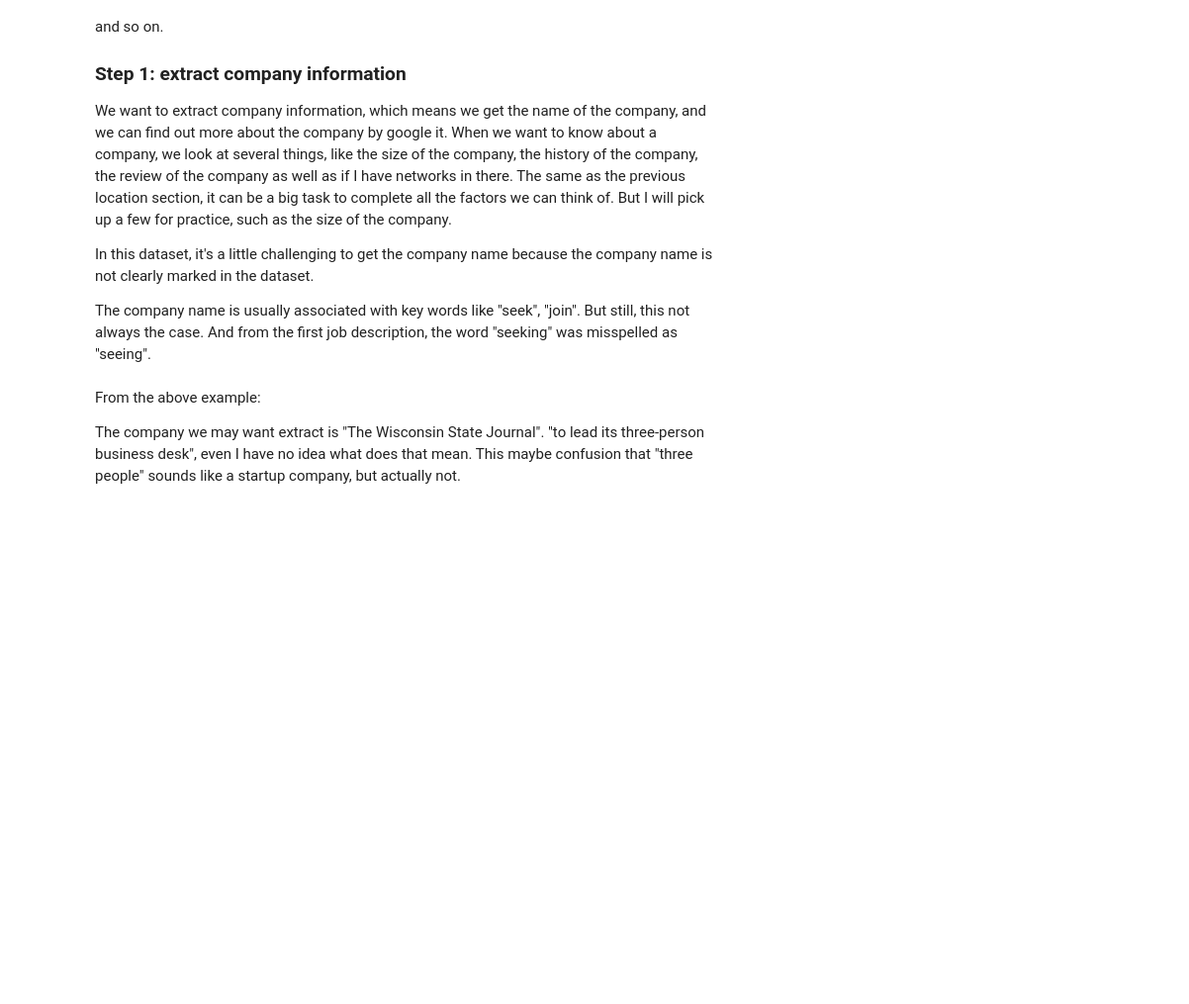
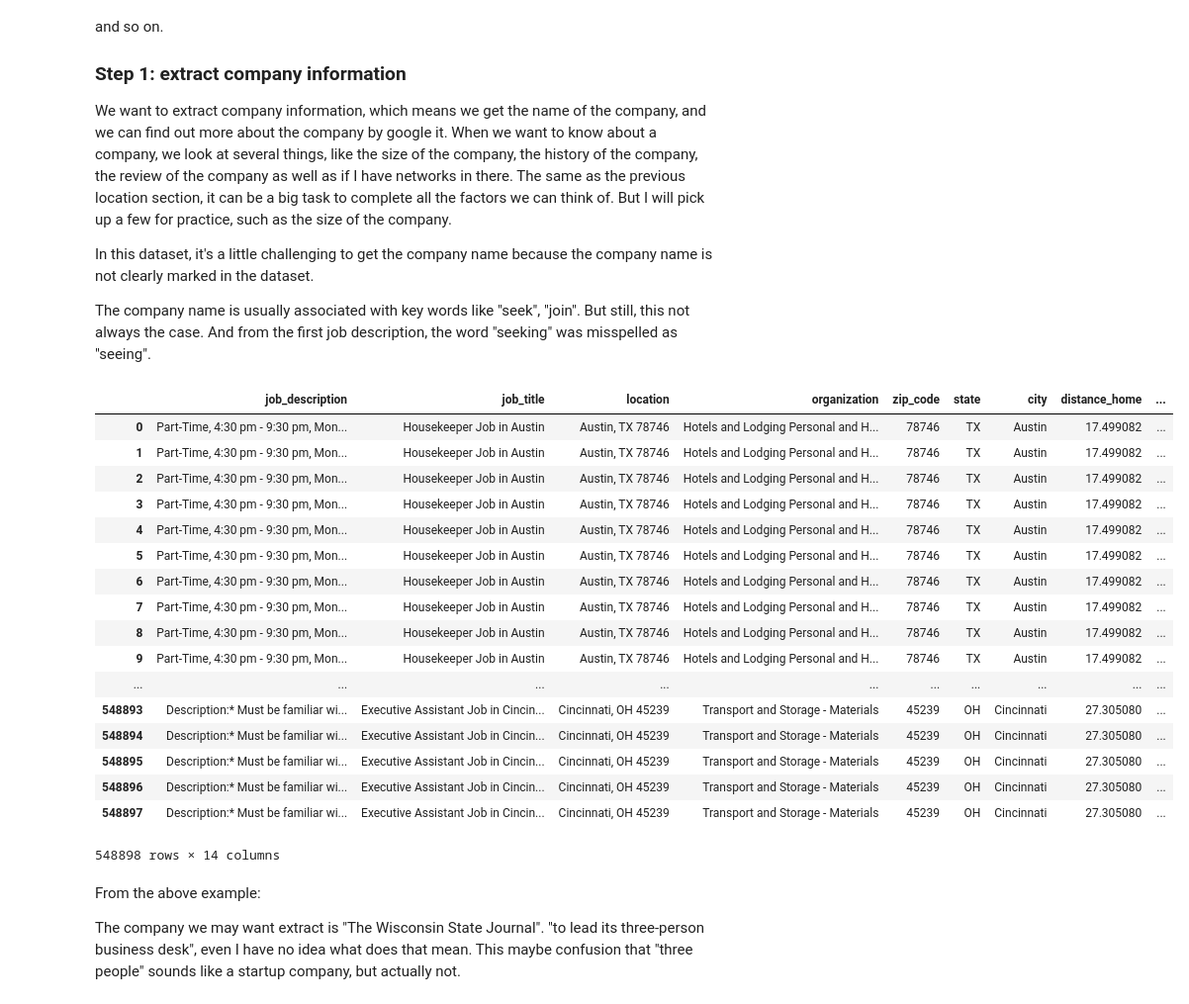
Before and after one commit to yaqiongz/JobMatcher, a Jupyter notebook: data_wrangling.ipynb, the cells around one changed output. Shown at 99% size. Drawn from its saved outputs; the diff is of its cells as text; code cells hidden in the pictures; blank space fills up the shorter version.

```diff
--- a/data_wrangling.ipynb
+++ b/data_wrangling.ipynb
@@ -279,6 +315,28 @@ We want to extract company information, which means we get the name of the compa
 In this dataset, it's a little challenging to get the company name because the company name is not clearly marked in the dataset.
 
 The company name is usually associated with key words like "seek", "join". But still, this not always the case. And from the first job description, the word "seeking" was misspelled as "seeing".
+# %%
+df_population = pd.merge(df_zip, df_zip_2000, left_on='zip_code', right_on='zipcode', how = 'inner' )
+df_population
+# %% [output]
+|  | job_description | job_title | location | organization | zip_code | state | city | distance_home | ... |
+| 0 | Part-Time, 4:30 pm - 9:30 pm, Mon... | Housekeeper Job in Austin | Austin, TX 78746 | Hotels and Lodging Personal and H... | 78746 | TX | Austin | 17.499082 | ... |
+| 1 | Part-Time, 4:30 pm - 9:30 pm, Mon... | Housekeeper Job in Austin | Austin, TX 78746 | Hotels and Lodging Personal and H... | 78746 | TX | Austin | 17.499082 | ... |
+| 2 | Part-Time, 4:30 pm - 9:30 pm, Mon... | Housekeeper Job in Austin | Austin, TX 78746 | Hotels and Lodging Personal and H... | 78746 | TX | Austin | 17.499082 | ... |
+| 3 | Part-Time, 4:30 pm - 9:30 pm, Mon... | Housekeeper Job in Austin | Austin, TX 78746 | Hotels and Lodging Personal and H... | 78746 | TX | Austin | 17.499082 | ... |
+| 4 | Part-Time, 4:30 pm - 9:30 pm, Mon... | Housekeeper Job in Austin | Austin, TX 78746 | Hotels and Lodging Personal and H... | 78746 | TX | Austin | 17.499082 | ... |
+| 5 | Part-Time, 4:30 pm - 9:30 pm, Mon... | Housekeeper Job in Austin | Austin, TX 78746 | Hotels and Lodging Personal and H... | 78746 | TX | Austin | 17.499082 | ... |
+| 6 | Part-Time, 4:30 pm - 9:30 pm, Mon... | Housekeeper Job in Austin | Austin, TX 78746 | Hotels and Lodging Personal and H... | 78746 | TX | Austin | 17.499082 | ... |
+| 7 | Part-Time, 4:30 pm - 9:30 pm, Mon... | Housekeeper Job in Austin | Austin, TX 78746 | Hotels and Lodging Personal and H... | 78746 | TX | Austin | 17.499082 | ... |
+| 8 | Part-Time, 4:30 pm - 9:30 pm, Mon... | Housekeeper Job in Austin | Austin, TX 78746 | Hotels and Lodging Personal and H... | 78746 | TX | Austin | 17.499082 | ... |
+| 9 | Part-Time, 4:30 pm - 9:30 pm, Mon... | Housekeeper Job in Austin | Austin, TX 78746 | Hotels and Lodging Personal and H... | 78746 | TX | Austin | 17.499082 | ... |
+| ... | ... | ... | ... | ... | ... | ... | ... | ... | ... |
+| 548893 | Description:* Must be familiar wi... | Executive Assistant Job in Cincin... | Cincinnati, OH 45239 | Transport and Storage - Materials | 45239 | OH | Cincinnati | 27.305080 | ... |
+| 548894 | Description:* Must be familiar wi... | Executive Assistant Job in Cincin... | Cincinnati, OH 45239 | Transport and Storage - Materials | 45239 | OH | Cincinnati | 27.305080 | ... |
+| 548895 | Description:* Must be familiar wi... | Executive Assistant Job in Cincin... | Cincinnati, OH 45239 | Transport and Storage - Materials | 45239 | OH | Cincinnati | 27.305080 | ... |
+| 548896 | Description:* Must be familiar wi... | Executive Assistant Job in Cincin... | Cincinnati, OH 45239 | Transport and Storage - Materials | 45239 | OH | Cincinnati | 27.305080 | ... |
+| 548897 | Description:* Must be familiar wi... | Executive Assistant Job in Cincin... | Cincinnati, OH 45239 | Transport and Storage - Materials | 45239 | OH | Cincinnati | 27.305080 | ... |
+548898 rows × 14 columns
 # %%
 # Let's look at an example:
 sample = df.job_description[2]
```
Also changed, not shown: parts of 4 cells of this notebook.
